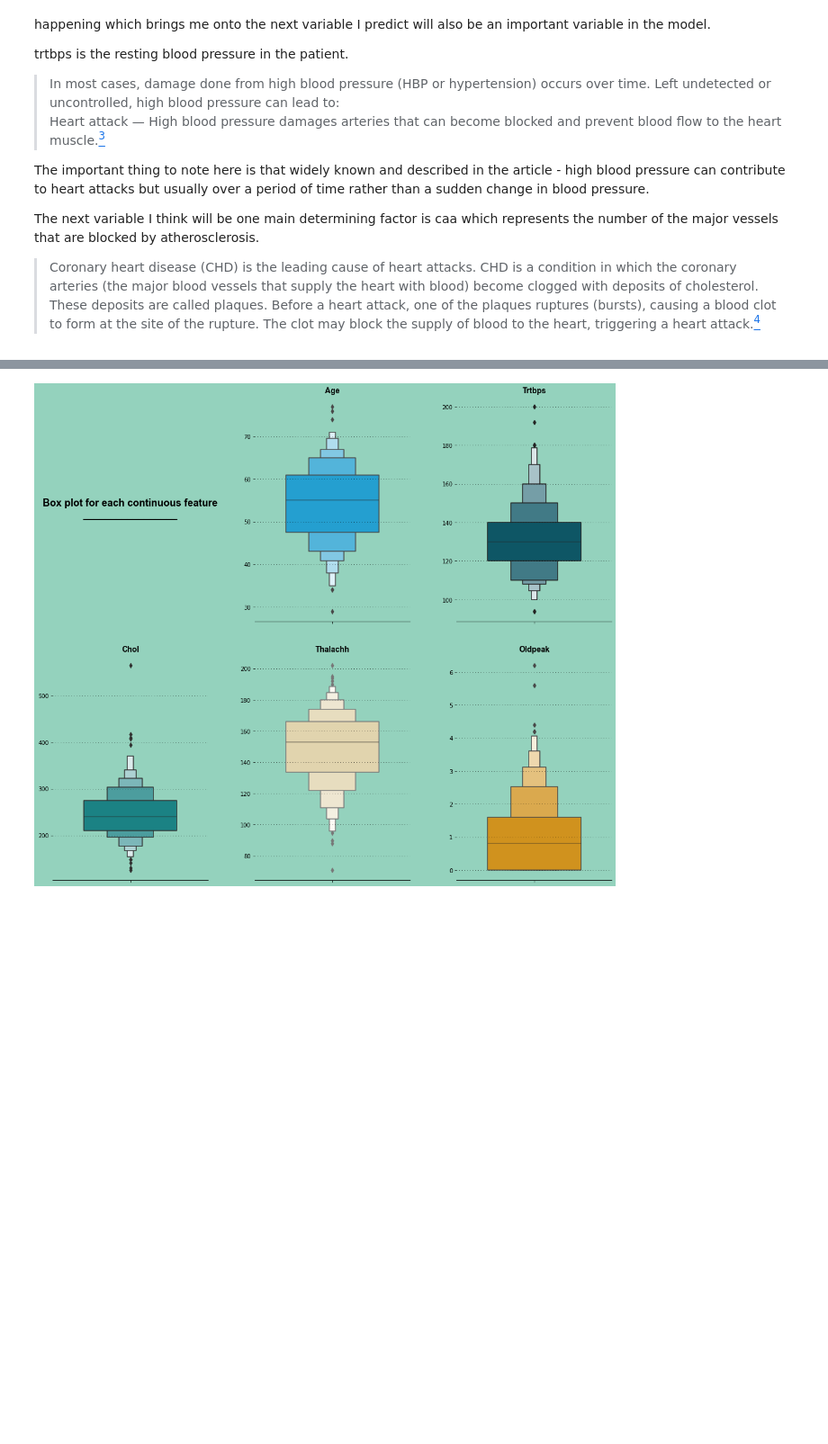
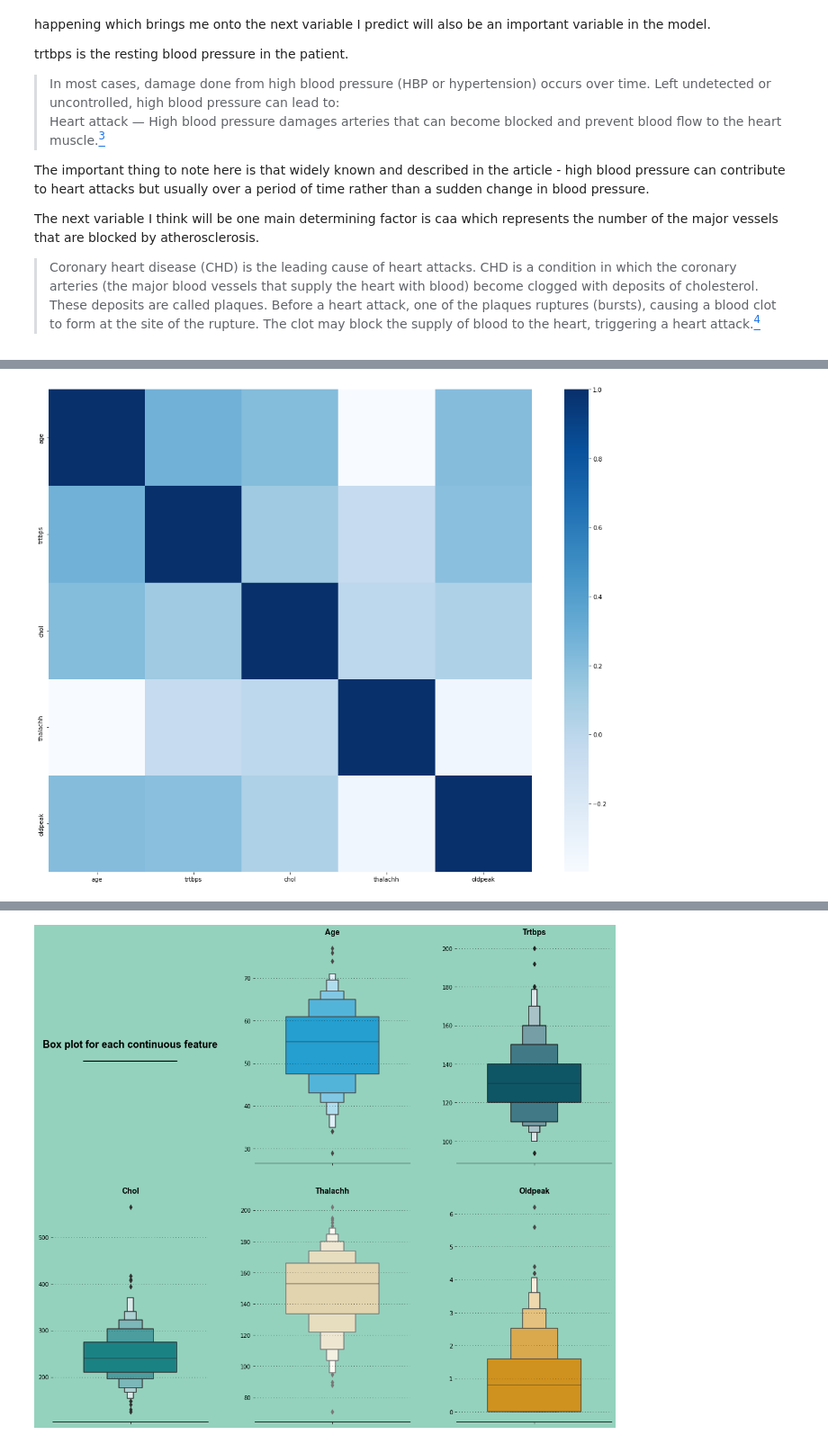
Before and after one commit to viswambaran/DataDrivenAnalytics, a Jupyter notebook: HeartAttackPredictor/HeartAttackPredictionModel.ipynb, the cells around one changed output, grey strips where cells are left out. Shown: that part at 90% size. Cells and saved outputs as stored; diff of their text form; code cells hidden in the pictures; blank space fills up the shorter version.

```diff
--- a/HeartAttackPredictor/HeartAttackPredictionModel.ipynb
+++ b/HeartAttackPredictor/HeartAttackPredictionModel.ipynb
@@ -146,0 +151,7 @@ The next variable I think will be one main determining factor is caa which repre
+# %%
+# Correlation matrix
+
+## Keeping only continuos variables
+continuous_cols = ["age","trtbps","chol","thalachh","oldpeak"]
+c_matrix = heart_df[continuous_cols].corr()
+c_matrix
@@ -146,0 +165,7 @@ The next variable I think will be one main determining factor is caa which repre
+# %%
+# Visualising the correlation matrix using a heatmap
+
+fig, ax = plt.subplots(figsize = (20,15))
+sns.heatmap(c_matrix, square = True, cmap = 'Blues');
+# %% [output]
+[figure, added]
```
Also changed, not shown: parts of 20 cells of this notebook.
